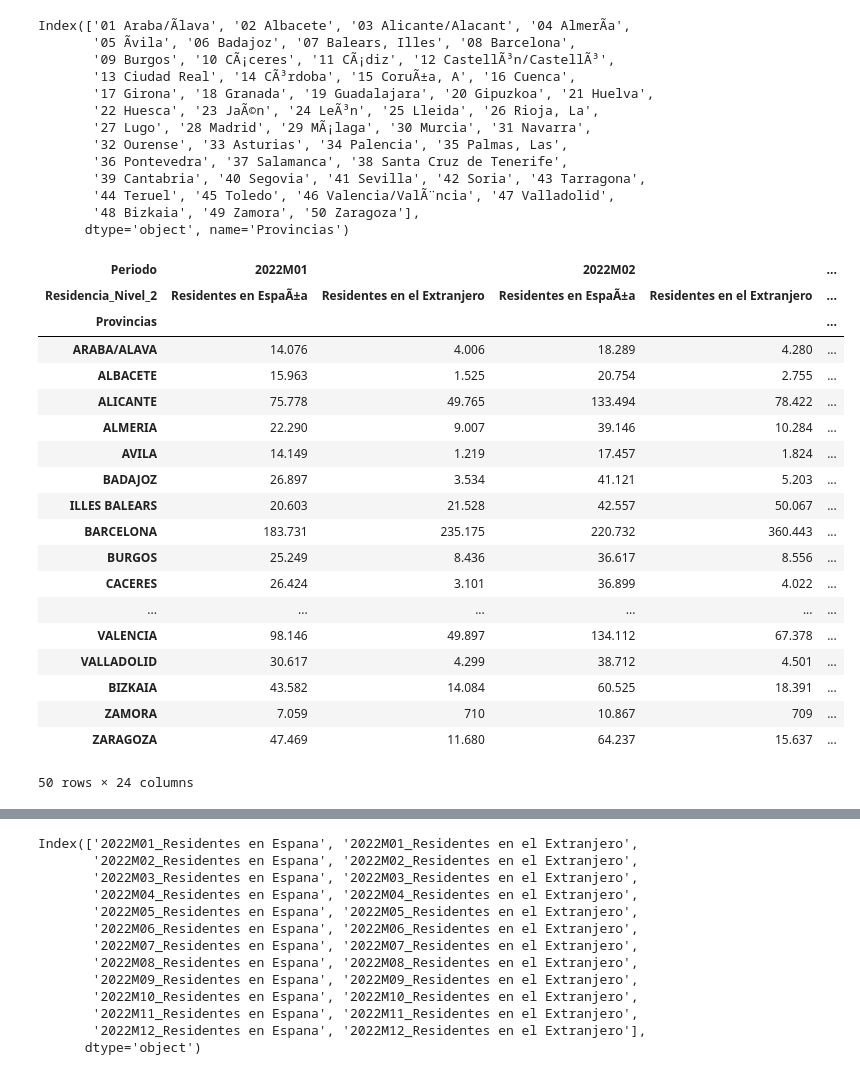
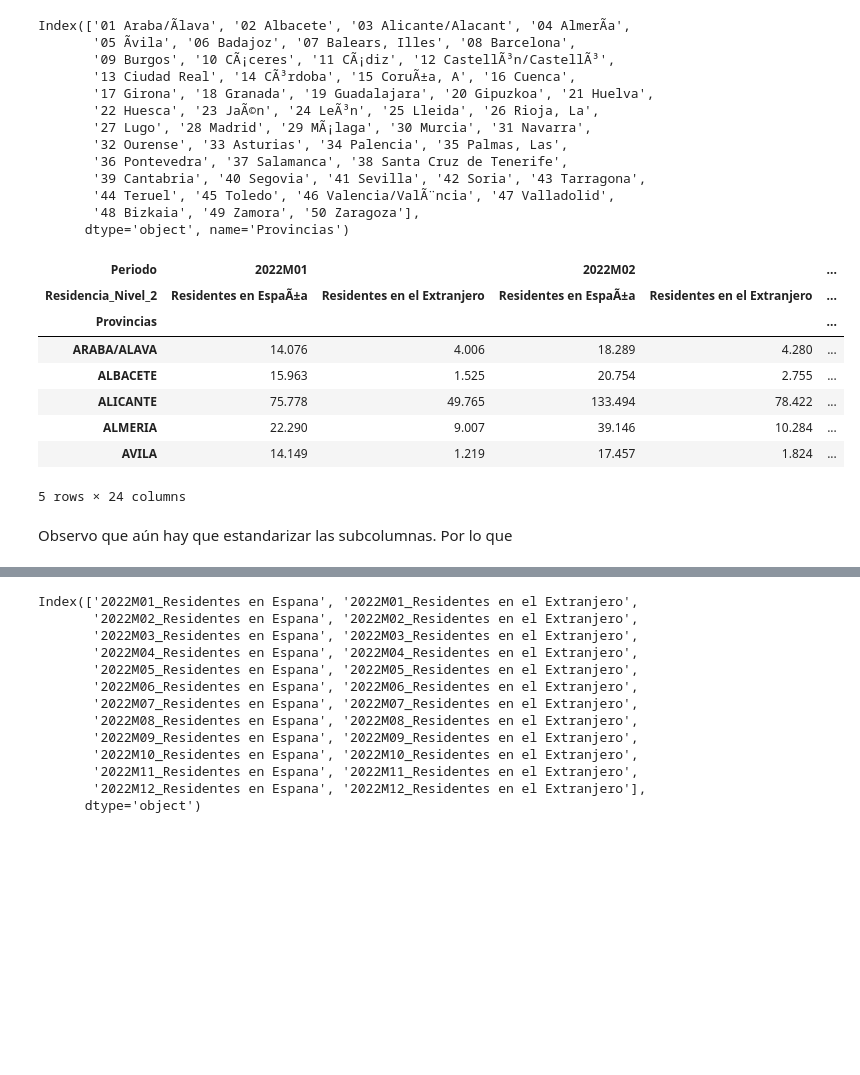
Before and after one commit to Carolina-MH/Project_ETL, a Jupyter notebook: notebook/INE_2022.ipynb, the cells around one changed output, grey strips where cells are left out. Saved outputs shown, nothing was run; the diff lists cells and outputs as text; code cells hidden in the pictures; blank space fills up the shorter version.

```diff
--- a/notebook/INE_2022.ipynb
+++ b/notebook/INE_2022.ipynb
@@ -157,27 +160,16 @@
 viajeros.index =viajeros.index.map(correccion_provincias)
-# %%
-viajeros
-# %% [output]
-| Periodo | 2022M01 |  | 2022M02 |  | ... |
-| Residencia_Nivel_2 | Residentes en EspaÃ±a | Residentes en el Extranjero | Residentes en EspaÃ±a | Residentes en el Extranjero | ... |
-| Provincias |  |  |  |  | ... |
-| ARABA/ALAVA | 14.076 | 4.006 | 18.289 | 4.280 | ... |
-| ALBACETE | 15.963 | 1.525 | 20.754 | 2.755 | ... |
-| ALICANTE | 75.778 | 49.765 | 133.494 | 78.422 | ... |
-| ALMERIA | 22.290 | 9.007 | 39.146 | 10.284 | ... |
-| AVILA | 14.149 | 1.219 | 17.457 | 1.824 | ... |
-| BADAJOZ | 26.897 | 3.534 | 41.121 | 5.203 | ... |
-| ILLES BALEARS | 20.603 | 21.528 | 42.557 | 50.067 | ... |
-| BARCELONA | 183.731 | 235.175 | 220.732 | 360.443 | ... |
-| BURGOS | 25.249 | 8.436 | 36.617 | 8.556 | ... |
-| CACERES | 26.424 | 3.101 | 36.899 | 4.022 | ... |
-| ... | ... | ... | ... | ... | ... |
-| VALENCIA | 98.146 | 49.897 | 134.112 | 67.378 | ... |
-| VALLADOLID | 30.617 | 4.299 | 38.712 | 4.501 | ... |
-| BIZKAIA | 43.582 | 14.084 | 60.525 | 18.391 | ... |
-| ZAMORA | 7.059 | 710 | 10.867 | 709 | ... |
-| ZARAGOZA | 47.469 | 11.680 | 64.237 | 15.637 | ... |
-50 rows × 24 columns
+# %%
+viajeros.head()
+# %% [output]
+| Periodo | 2022M01 |  | 2022M02 |  | ... |
+| Residencia_Nivel_2 | Residentes en EspaÃ±a | Residentes en el Extranjero | Residentes en EspaÃ±a | Residentes en el Extranjero | ... |
+| Provincias |  |  |  |  | ... |
+| ARABA/ALAVA | 14.076 | 4.006 | 18.289 | 4.280 | ... |
+| ALBACETE | 15.963 | 1.525 | 20.754 | 2.755 | ... |
+| ALICANTE | 75.778 | 49.765 | 133.494 | 78.422 | ... |
+| ALMERIA | 22.290 | 9.007 | 39.146 | 10.284 | ... |
+| AVILA | 14.149 | 1.219 | 17.457 | 1.824 | ... |
+5 rows × 24 columns
 # %%
 #Primero me aseguro que 'viajeros' tenga el mismo índice antes de ordenarlo:
 
@@ -186,4 +178,6 @@ viajeros = viajeros.set_index('Provincias')
 
 #Establezco el índice para ordenarlos por orden alfabético:
 viajeros = viajeros.sort_index()
+# %% [markdown]
+Observo que aún hay que estandarizar las subcolumnas. Por lo que
 # %%
```
Also changed, not shown: parts of 25 cells of this notebook, 3 other files.
